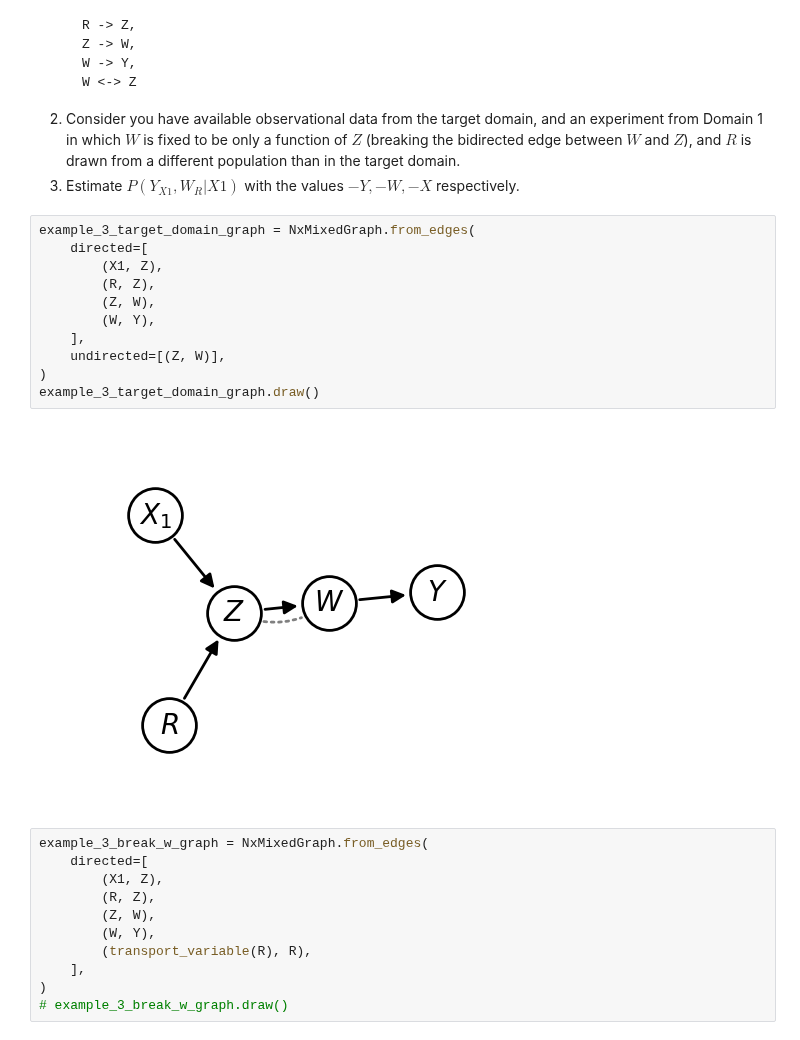
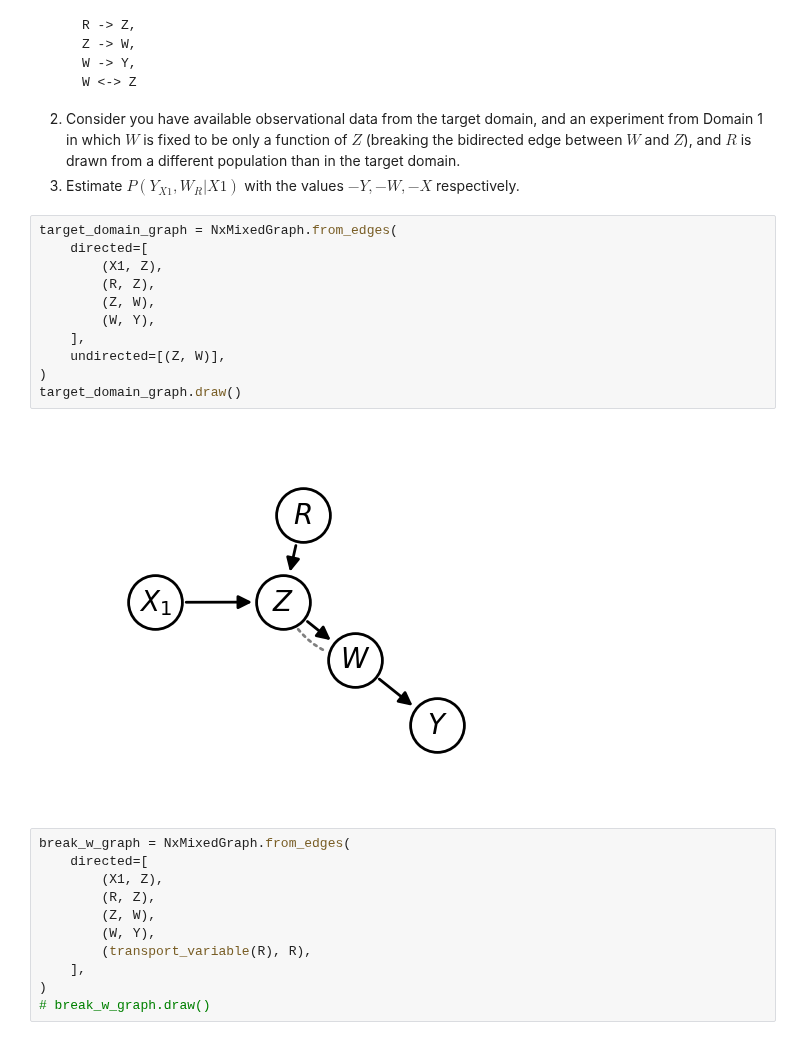
Before and after one commit to y0-causal-inference/y0, a Jupyter notebook: notebooks/Counterfactual Transportability Advanced.ipynb, the cells around one changed output. Cells and saved outputs as stored; diff of their text form.

```diff
--- a/notebooks/Counterfactual Transportability Advanced.ipynb
+++ b/notebooks/Counterfactual Transportability Advanced.ipynb
@@ -383,20 +388,20 @@ The following exercise is from a tutorial at Pacific Northwest National Laborato
 2. Consider you have available observational data from the target domain, and an experiment from Domain 1 in which $W$ is fixed to be only a function of $Z$ (breaking the bidirected edge between $W$ and $Z$), and $R$ is drawn from a different population than in the target domain.
 3. Estimate $P(Y_{X1},W_{R}|X1)$ with the values ${-Y,-W,-X}$ respectively.
 # %%
-example_3_target_domain_graph = NxMixedGraph.from_edges(
+target_domain_graph = NxMixedGraph.from_edges(
     directed=[
         (X1, Z),
         (R, Z),
         (Z, W),
         (W, Y),
     ],
     undirected=[(Z, W)],
 )
-example_3_target_domain_graph.draw()
+target_domain_graph.draw()
 # %% [output]
-[figure, old version]
+[figure, new version]
 # %%
-example_3_break_w_graph = NxMixedGraph.from_edges(
+break_w_graph = NxMixedGraph.from_edges(
     directed=[
         (X1, Z),
         (R, Z),
@@ -405,5 +410,5 @@ example_3_break_w_graph = NxMixedGraph.from_edges(
         (transport_variable(R), R),
     ],
 )
-# example_3_break_w_graph.draw()
+# break_w_graph.draw()
 # %%
```
Also changed, not shown: parts of 13 cells of this notebook, 2 other files.
